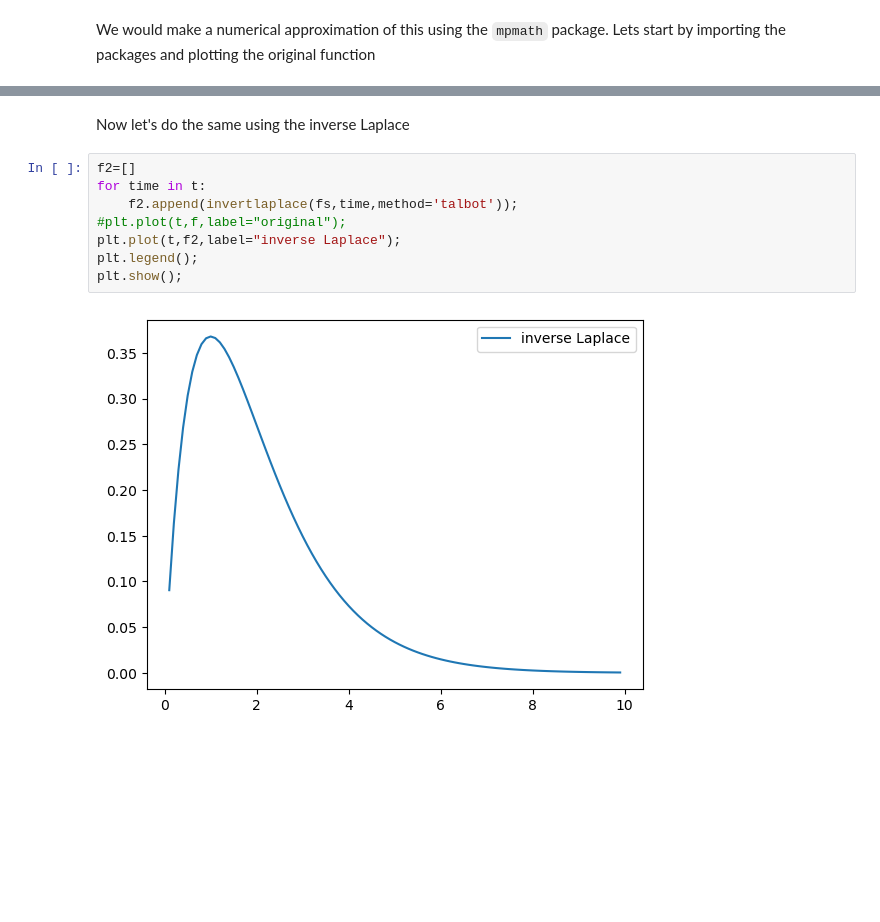
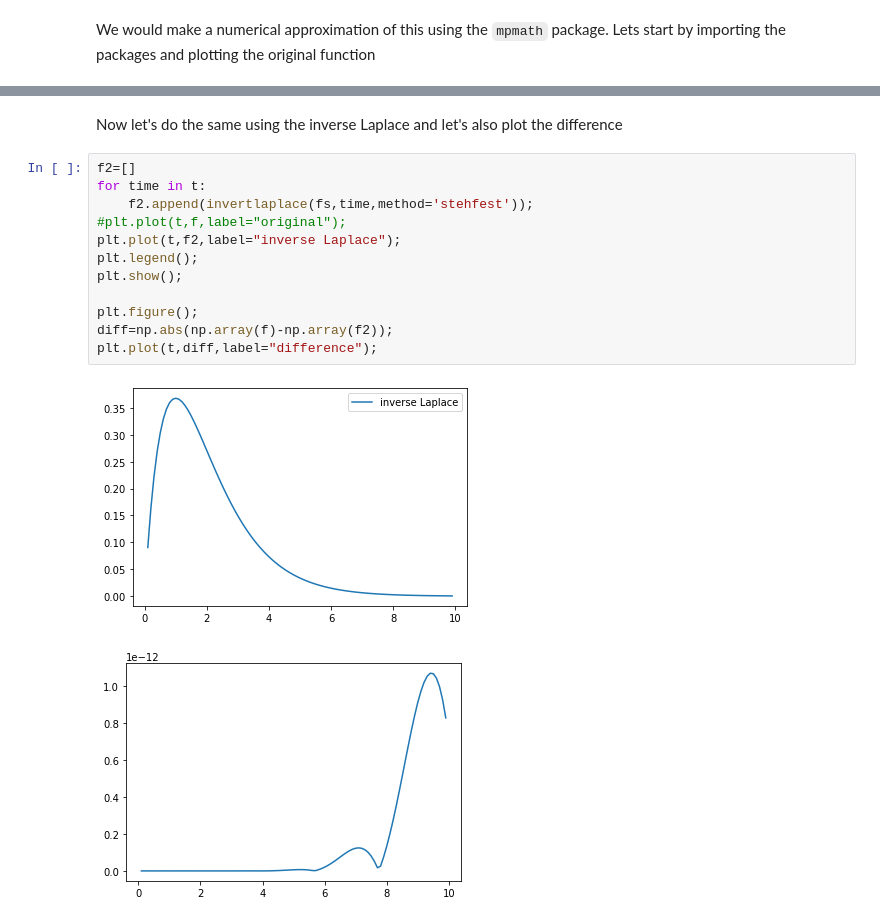
Before and after one commit to sergiogyoz/PDE_Network, a Jupyter notebook: SimpleLaplaceExample.ipynb, the cells around one changed output, grey strips where cells are left out. Cells and saved outputs as stored; diff of their text form; blank space fills up the shorter version.

Commit message:
Show the differences too

```diff
--- a/SimpleLaplaceExample.ipynb
+++ b/SimpleLaplaceExample.ipynb
@@ -28,12 +28,17 @@ plt.show();
 # %% [markdown]
-Now let's do the same using the inverse Laplace
+Now let's do the same using the inverse Laplace and let's also plot the difference
 # %%
 f2=[]
 for time in t:
-    f2.append(invertlaplace(fs,time,method='talbot'));
+    f2.append(invertlaplace(fs,time,method='stehfest'));
 #plt.plot(t,f,label="original");
 plt.plot(t,f2,label="inverse Laplace");
 plt.legend();
 plt.show();
+
+plt.figure();
+diff=np.abs(np.array(f)-np.array(f2));
+plt.plot(t,diff,label="difference");
 # %% [output]
-[figure, old version]
+[figure, new version]
+[figure, added]
```
Also changed, not shown: parts of 2 cells of this notebook.
